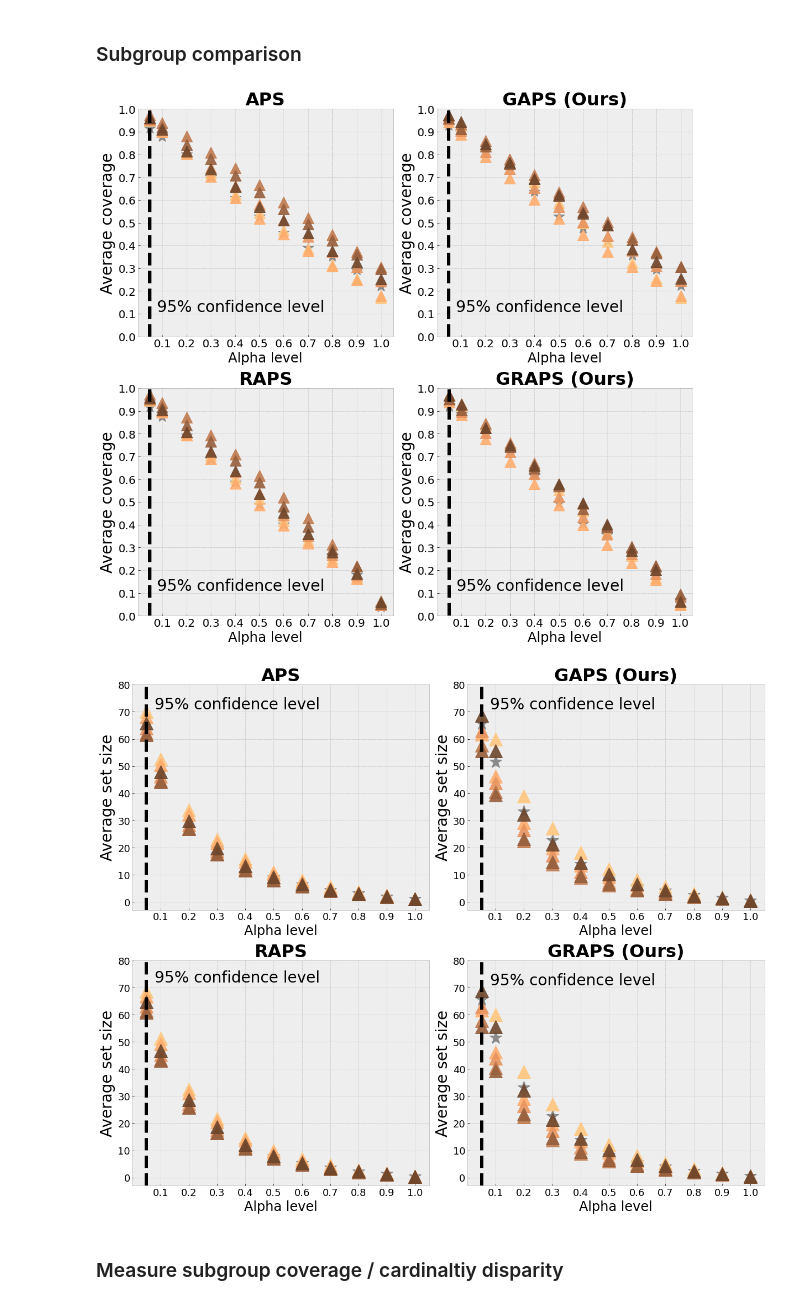
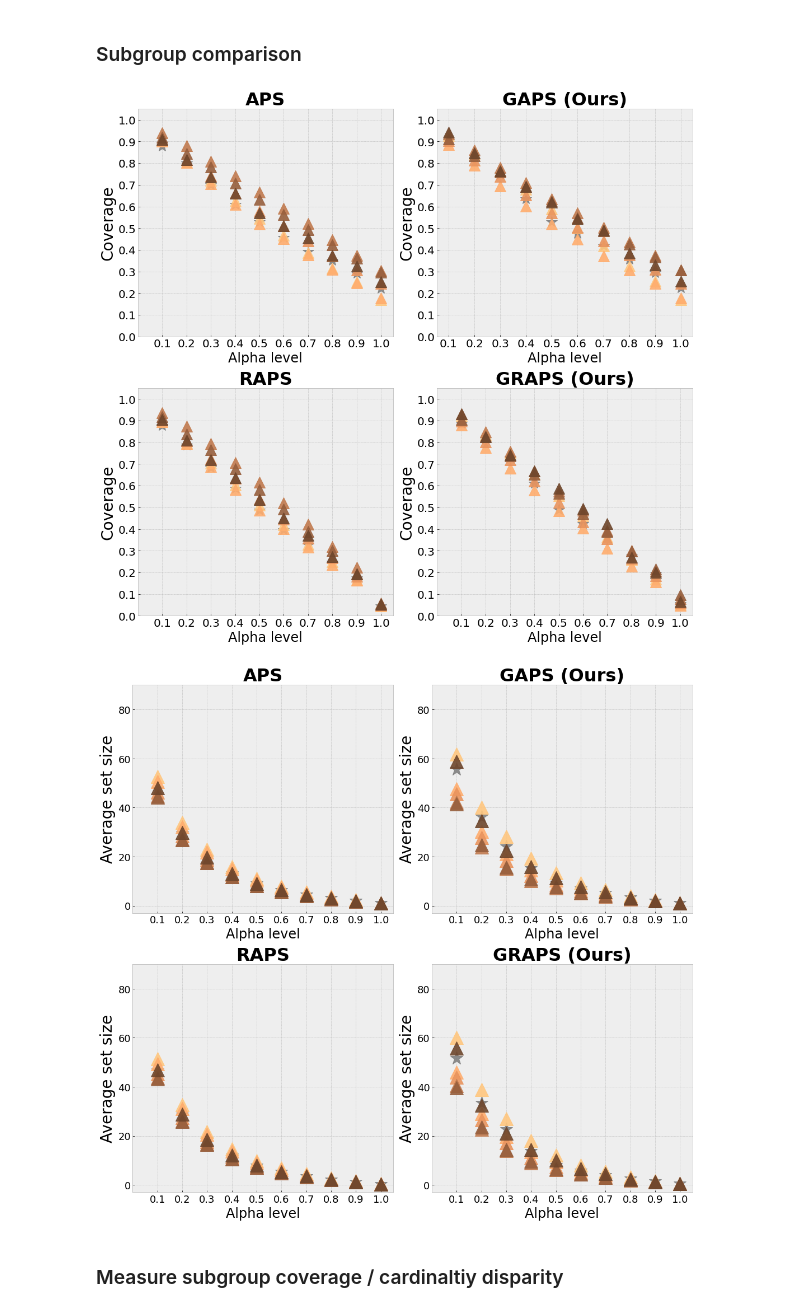
Before and after one commit to clu5/AAAI-22, a Jupyter notebook: notebooks/fitz.ipynb, the cells around one changed output. Saved outputs shown, nothing was run; the diff lists cells and outputs as text; code cells hidden in the pictures.

```diff
--- a/notebooks/fitz.ipynb
+++ b/notebooks/fitz.ipynb
@@ -313,12 +291,6 @@ test_dfs = {
     k: pd.DataFrame(list(map(parse, json.load(open(v)).values())))
     for k, v in test_paths.items()
 }
-# %%
-for k, df in valid_dfs.items():
-    df = df[df.subgroup != 0]
-
-for k, df in test_dfs.items():
-    df = df[df.subgroup != 0]
 # %% [markdown]
 ### Add logits
 # %%
@@ -356,7 +328,7 @@ for k, df in valid_dfs.items():
 
 $$1 - \alpha \leq P(\hat{Y}_{n+1} \in \mathcal{C}(X_{n+1})) \leq 1 - \alpha + \frac{1}{n + 1}$$
 # %%
-# ALPHAS = [0.05,  0.1, 0.15, 0.2, 0.25, 0.3, 0.35, 0.4, 0.5, 0.6, 0.7, 0.8, 0.9, 1.0]
-ALPHAS = [0.05] + [round(x, 1) for x in np.arange(0.1, 1.1, 0.1)]
+# ALPHAS = [0.05] + [round(x, 1) for x in np.arange(0.1, 1.1, 0.1)]
+ALPHAS = [round(x, 1) for x in np.arange(0.1, 1.1, 0.1)]
 ALPHAS
 # %% [output]
@@ -691,7 +673,7 @@ test_dfs['seed_0'][columns].head()
 * Calibration set for correct marginal coverage
 * Parameterized regulaization penality $\lambda$ and $K$
 # %%
-K_REG = 1
+K_REG = 10
 LAMBDA = 1e-4
 
 penalty = np.zeros((1, C))
@@ -975,7 +990,7 @@ alpha=0.9
 xticks = np.arange(0.1, 1.1, 0.1)
 yticks = np.arange(0, 1.1, 0.1)
 xlim = (0, 1.05)
-ylim = (0.01, 1)
+ylim = (0.01, 1.05)
 
 
 # for i, (k, v) in enumerate(naive_subgroup_coverage_mean.items()):
@@ -989,13 +1004,13 @@ ylim = (0.01, 1)
 # ax[0, 0].plot([0.1, 1], [1, 0], '--', c='k')
 for i, (k, v) in enumerate(aps_subgroup_coverage_mean.items()):
     ax[0, 0].plot(ALPHAS, v, label=f'{k}', ls=ls, lw=lw, alpha=alpha, marker=marker if i != 0 else '*', ms=ms, c=SKIN_COLORS[i -1] if i != 0 else 'gray')
-ax[0, 0].axvline(x=0.05, color="black", linestyle='--', lw=lw)
-ax[0, 0].text(0.08, 0.11, '95% confidence level', rotation=0, fontsize=fontsize)
+# ax[0, 0].axvline(x=0.05, color="black", linestyle='--', lw=lw)
+# ax[0, 0].text(0.08, 0.11, '95% confidence level', rotation=0, fontsize=fontsize)
 ax[0, 0].set_title('APS', fontsize=fontsize + 4, fontweight='bold')
 ax[0, 0].set_xlim(*xlim)
 ax[0, 0].set_ylim(*ylim)
 ax[0, 0].set_xlabel('Alpha level', fontsize=fontsize - 4)
-ax[0, 0].set_ylabel('Average coverage', fontsize=fontsize)
+ax[0, 0].set_ylabel('Coverage', fontsize=fontsize)
 ax[0, 0].set_xticks(xticks)
 ax[0, 0].set_yticks(yticks)
 ax[0, 0].tick_params(axis='x', labelsize=labelsize)
@@ -1004,13 +1019,13 @@ ax[0, 0].tick_params(axis='y', labelsize=labelsize)
 # ax[1, 0].plot([0.1, 1], [1, 0], '--', c='k')
 for i, (k, v) in enumerate(raps_subgroup_coverage_mean.items()):
     ax[1, 0].plot(ALPHAS, v, label=f'{k}', ls=ls, lw=lw, alpha=alpha, marker=marker if i != 0 else '*', ms=ms, c=SKIN_COLORS[i-1] if i != 0 else 'gray')
-ax[1, 0].axvline(x=0.05, color="black", linestyle='--', lw=lw)
-ax[1, 0].text(0.08, 0.11, '95% confidence level', rotation=0, fontsize=fontsize)
+# ax[1, 0].axvline(x=0.05, color="black", linestyle='--', lw=lw)
+# ax[1, 0].text(0.08, 0.11, '95% confidence level', rotation=0, fontsize=fontsize)
 ax[1, 0].set_title('RAPS', fontsize=fontsize + 4, fontweight='bold')
 ax[1, 0].set_xlim(*xlim)
 ax[1, 0].set_ylim(*ylim)
 ax[1, 0].set_xlabel('Alpha level', fontsize=fontsize-4)
-ax[1, 0].set_ylabel('Average coverage', fontsize=fontsize)
+ax[1, 0].set_ylabel('Coverage', fontsize=fontsize)
 ax[1, 0].set_xticks(xticks)
 ax[1, 0].set_yticks(yticks)
 ax[1, 0].tick_params(axis='x', labelsize=labelsize)
@@ -1019,13 +1034,13 @@ ax[1, 0].tick_params(axis='y', labelsize=labelsize)
 # ax[0, 1].plot([0, 1], [1, 0], '--', c='k')
 for i, (k, v) in enumerate(gaps_subgroup_coverage_mean.items()):
     ax[0, 1].plot(ALPHAS, v, label=f'{k}', ls=ls, lw=lw, alpha=alpha, marker=marker if i != 0 else '*', ms=ms, c=SKIN_COLORS[i-1] if i != 0 else 'gray')
-ax[0, 1].axvline(x=0.05, color="black", linestyle='--', lw=lw)
-ax[0, 1].text(0.08, 0.11, '95% confidence level', rotation=0, fontsize=fontsize)
+# ax[0, 1].axvline(x=0.05, color="black", linestyle='--', lw=lw)
+# ax[0, 1].text(0.08, 0.11, '95% confidence level', rotation=0, fontsize=fontsize)
 ax[0, 1].set_title('GAPS (Ours)', fontsize=fontsize + 4, fontweight='bold')
 ax[0, 1].set_ylim(*ylim)
 ax[0, 1].set_ylim(*ylim)
 ax[0, 1].set_xlabel('Alpha level', fontsize=fontsize-4)
-ax[0, 1].set_ylabel('Average coverage', fontsize=fontsize)
+ax[0, 1].set_ylabel('Coverage', fontsize=fontsize)
 ax[0, 1].set_xticks(xticks)
 ax[0, 1].set_yticks(yticks)
 ax[0, 1].tick_params(axis='x', labelsize=labelsize )
@@ -1034,13 +1049,13 @@ ax[0, 1].tick_params(axis='y', labelsize=labelsize)
 # ax[1, 1].plot([0, 1], [1, 0], '--', c='k')
 for i, (k, v) in enumerate(graps_subgroup_coverage_mean.items()):
     ax[1, 1].plot(ALPHAS, v, label=f'{k}', ls=ls, lw=lw, alpha=alpha, marker=marker if i != 0 else '*', ms=ms, c=SKIN_COLORS[i-1] if i != 0 else 'gray')
-ax[1, 1].axvline(x=0.05, color="black", linestyle='--', lw=lw)
-ax[1, 1].text(0.08, 0.11, '95% confidence level', rotation=0, fontsize=fontsize)
+# ax[1, 1].axvline(x=0.05, color="black", linestyle='--', lw=lw)
+# ax[1, 1].text(0.08, 0.11, '95% confidence level', rotation=0, fontsize=fontsize)
 ax[1, 1].set_title('GRAPS (Ours)', fontsize=fontsize + 4, fontweight='bold')
 ax[1, 1].set_xlim(*xlim)
 ax[1, 1].set_ylim(*ylim)
 ax[1, 1].set_xlabel('Alpha level', fontsize=fontsize-4)
-ax[1, 1].set_ylabel('Average coverage', fontsize=fontsize)
+ax[1, 1].set_ylabel('Coverage', fontsize=fontsize)
 ax[1, 1].set_xticks(xticks)
 ax[1, 1].set_yticks(yticks)
 ax[1, 1].tick_params(axis='x', labelsize=labelsize )
@@ -1051,7 +1066,7 @@ plt.tight_layout()
 plt.savefig(fig_dir / 'fitz-subgroup-coverage.png')
 plt.show()
 # %% [output]
-[figure, old version]
+[figure, new version]
 # %%
 fontsize=28
 labelsize=18
@@ -1062,9 +1077,9 @@ lw=6
 alpha=0.9
 xticks = np.arange(0.1, 1.1, 0.1)
 xlim = (0, 1.05)
-ylim = (-3, 80)
+ylim = (-3, 90)
 
-fig, ax = plt.subplots(nrows=2, ncols=2, figsize=(17, 14), sharex=False, sharey=False)
+fig, ax = plt.subplots(nrows=2, ncols=2, figsize=(15, 14), sharex=False, sharey=False)
 # color = plt.cm.copper_r(np.linspace(0, 0.9, 7))
 
 # for i, (k, v) in enumerate(naive_subgroup_cardinality_mean.items()):
@@ -1076,10 +1091,17 @@ fig, ax = plt.subplots(nrows=2, ncols=2, figsize=(17, 14), sharex=False, sharey=
 # ax[0, 0].tick_params(axis='x', labelsize=labelsize)
 # ax[0, 0].tick_params(axis='y', labelsize=labelsize)
 
+# ax[0, 0].axvline(x=0.05, color="black", linestyle='--', lw=lw)
+# ax[0, 0].text(0.08, 71, '95% confidence level', rotation=0, fontsize=fontsize)
+# ax[1, 0].axvline(x=0.05, color="black", linestyle='--', lw=lw)
+# ax[1, 0].text(0.08, 72, '95% confidence level', rotation=0, fontsize=fontsize)
+# ax[0, 1].axvline(x=0.05, color="black", linestyle='--', lw=lw)
+# ax[0, 1].text(0.08, 71, '95% confidence level', rotation=0, fontsize=fontsize)
+# ax[1, 1].axvline(x=0.05, color="black", linestyle='--', lw=lw)
+# ax[1, 1].text(0.08, 71, '95% confidence level', rotation=0, fontsize=fontsize)
+
 for i, (k, v) in enumerate(aps_subgroup_cardinality_mean.items()):
     ax[0, 0].plot(ALPHAS, v, label=f'{k}', ls=ls, lw=lw, marker=marker if i != 0 else '*', ms=ms, alpha=alpha, c=SKIN_COLORS[i-1] if i != 0 else 'gray')
-ax[0, 0].axvline(x=0.05, color="black", linestyle='--', lw=lw)
-ax[0, 0].text(0.08, 71, '95% confidence level', rotation=0, fontsize=fontsize)
 ax[0, 0].set_xlim(*xlim)
 ax[0, 0].set_ylim(*ylim)
 ax[0, 0].set_title('APS', fontsize=fontsize + 4, fontweight='bold')
@@ -1091,8 +1113,6 @@ ax[0, 0].tick_params(axis='y', labelsize=labelsize)
 
 for i, (k, v) in enumerate(raps_subgroup_cardinality_mean.items()):
     ax[1, 0].plot(ALPHAS, v, label=f'{k}', ls=ls, lw=lw, marker=marker if i != 0 else '*', ms=ms, alpha=alpha, c=SKIN_COLORS[i-1] if i != 0 else 'gray')
-ax[1, 0].axvline(x=0.05, color="black", linestyle='--', lw=lw)
-ax[1, 0].text(0.08, 72, '95% confidence level', rotation=0, fontsize=fontsize)
 ax[1, 0].set_xlim(*xlim)
 ax[1, 0].set_ylim(*ylim)
 ax[1, 0].set_title('RAPS', fontsize=fontsize + 4, fontweight='bold')
@@ -1101,39 +1121,35 @@ ax[1, 0].set_ylabel('Average set size', fontsize=fontsize)
 ax[1, 0].set_xticks(xticks)
 ax[1, 0].tick_params(axis='x', labelsize=labelsize)
 ax[1, 0].tick_params(axis='y', labelsize=labelsize)
 
-for i, (k, v) in enumerate(graps_subgroup_cardinality_mean.items()):
+for i, (k, v) in enumerate(gaps_subgroup_cardinality_mean.items()):
     ax[0, 1].plot(ALPHAS, v, label=f'{k}', ls=ls, lw=lw, marker=marker if i != 0 else '*', ms=ms, alpha=alpha, c=SKIN_COLORS[i-1] if i != 0 else 'gray')
-ax[0, 1].axvline(x=0.05, color="black", linestyle='--', lw=lw)
-ax[0, 1].text(0.08, 71, '95% confidence level', rotation=0, fontsize=fontsize)
 ax[0, 1].set_xlim(*xlim)
 ax[0, 1].set_ylim(*ylim)
 ax[0, 1].set_title('GAPS (Ours)', fontsize=fontsize + 4, fontweight='bold')
 ax[0, 1].set_xlabel('Alpha level', fontsize=fontsize-4)
 ax[0, 1].set_ylabel('Average set size', fontsize=fontsize)
 ax[0, 1].set_xticks(xticks)
 ax[0, 1].tick_params(axis='x', labelsize=labelsize)
 ax[0, 1].tick_params(axis='y', labelsize=labelsize)
 
 for i, (k, v) in enumerate(graps_subgroup_cardinality_mean.items()):
     ax[1, 1].plot(ALPHAS, v, label=f'{k}', ls=ls, lw=lw, marker=marker if i != 0 else '*', ms=ms, alpha=alpha, c=SKIN_COLORS[i-1] if i != 0 else 'gray')
-ax[1, 1].axvline(x=0.05, color="black", linestyle='--', lw=lw)
-ax[1, 1].text(0.08, 71, '95% confidence level', rotation=0, fontsize=fontsize)
 ax[1, 1].set_xlim(*xlim)
 ax[1, 1].set_ylim(*ylim)
 ax[1, 1].set_title('GRAPS (Ours)', fontsize=fontsize + 4, fontweight='bold')
 ax[1, 1].set_xlabel('Alpha level', fontsize=fontsize-4)
 ax[1, 1].set_ylabel('Average set size', fontsize=fontsize)
 ax[1, 1].set_xticks(xticks)
 ax[1, 1].tick_params(axis='x', labelsize=labelsize)
 ax[1, 1].tick_params(axis='y', labelsize=labelsize)
 
 plt.tight_layout()
 # plt.legend(fontsize=fontsize, bbox_to_anchor=(0.95, -0.12, 0, 0), ncol=7)
 plt.savefig(fig_dir / 'fitz-subgroup-cardinality.png')
 plt.show()
 # %% [output]
-[figure, old version]
+[figure, new version]
 # %% [markdown]
 ### Measure subgroup coverage / cardinaltiy disparity
 # %%
```
Also changed, not shown: parts of 39 cells of this notebook, 5 other files.
